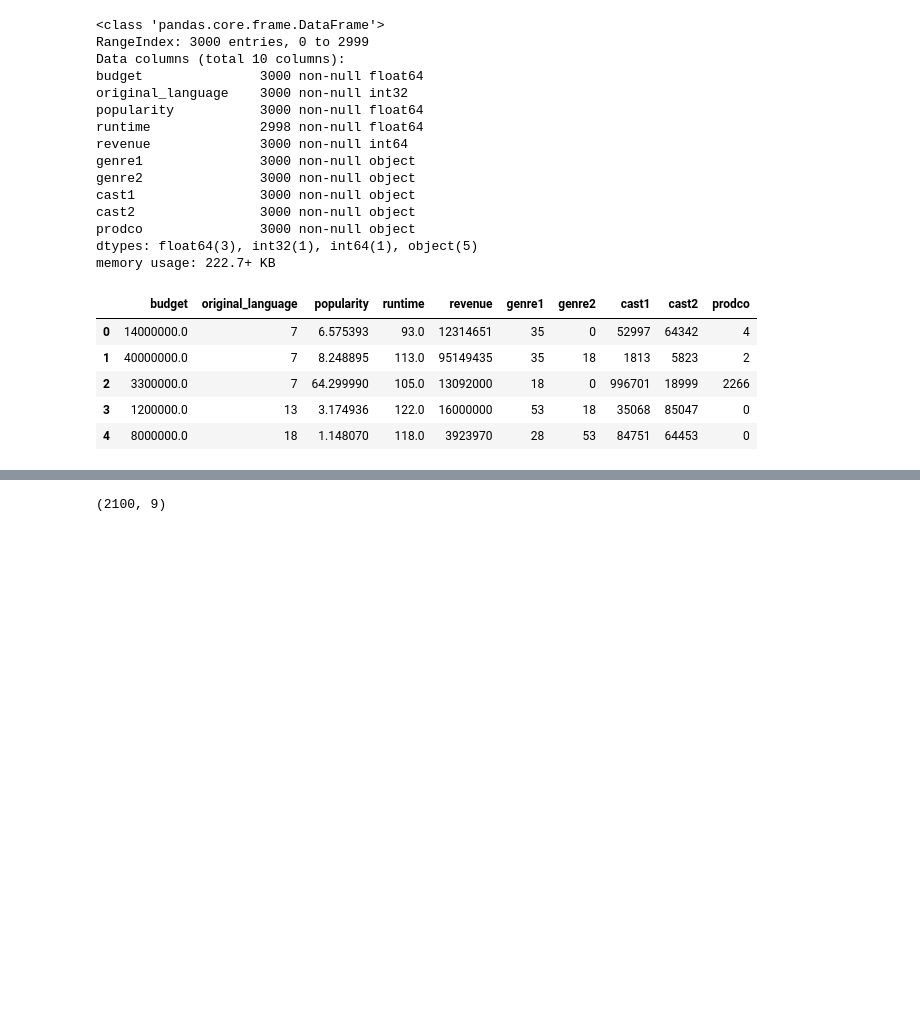
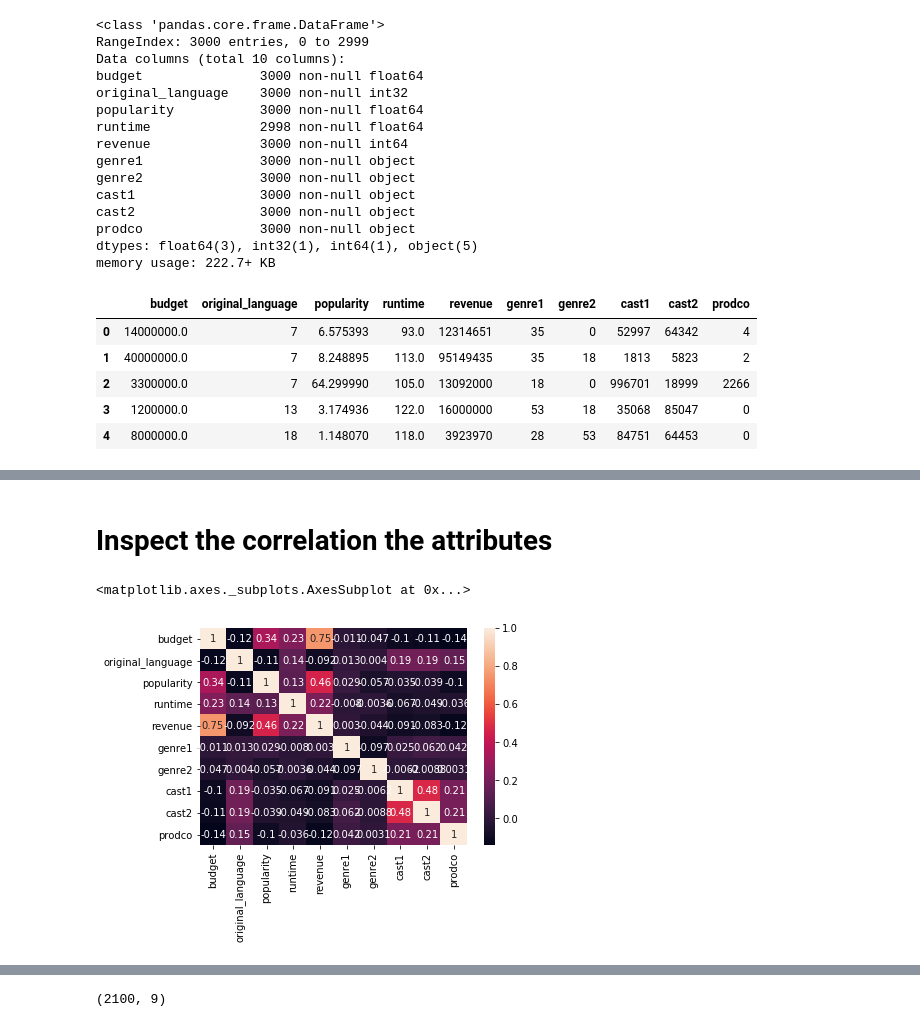
Before and after one commit to smitaezhava/Solved, a Jupyter notebook: TMDB_Third.ipynb, the cells around one changed output, grey strips where cells are left out. Saved outputs shown, nothing was run; the diff lists cells and outputs as text; code cells hidden in the pictures; blank space fills up the shorter version.

```diff
--- a/TMDB_Third.ipynb
+++ b/TMDB_Third.ipynb
@@ -547,3 +547,9 @@ movies_fin.head()
 | 4 | 8000000.0 | 18 | 1.148070 | 118.0 | 3923970 | 28 | 53 | 84751 | 64453 | 0 |
 # %%
 movies_fin=movies_fin.fillna(0)
+# %%
+movies_fin['genre1']=movies_fin['genre1'].astype('float')
+movies_fin['genre2']=movies_fin['genre2'].astype('float')
+movies_fin['cast1']=movies_fin['cast1'].astype('float')
+movies_fin['cast2']=movies_fin['cast2'].astype('float')
+movies_fin['prodco']=movies_fin['prodco'].astype('float')
@@ -549,0 +574,2 @@ movies_fin=movies_fin.fillna(0)
+# %% [markdown]
+# Inspect the correlation the attributes
@@ -549,0 +578,7 @@ movies_fin=movies_fin.fillna(0)
+# %%
+corr=movies_fin.corr()
+# %%
+sns.heatmap(corr, annot=True)
+# %% [output]
+<matplotlib.axes._subplots.AxesSubplot at 0x...>
+[figure, added]
```
Also changed, not shown: parts of 35 cells of this notebook.
